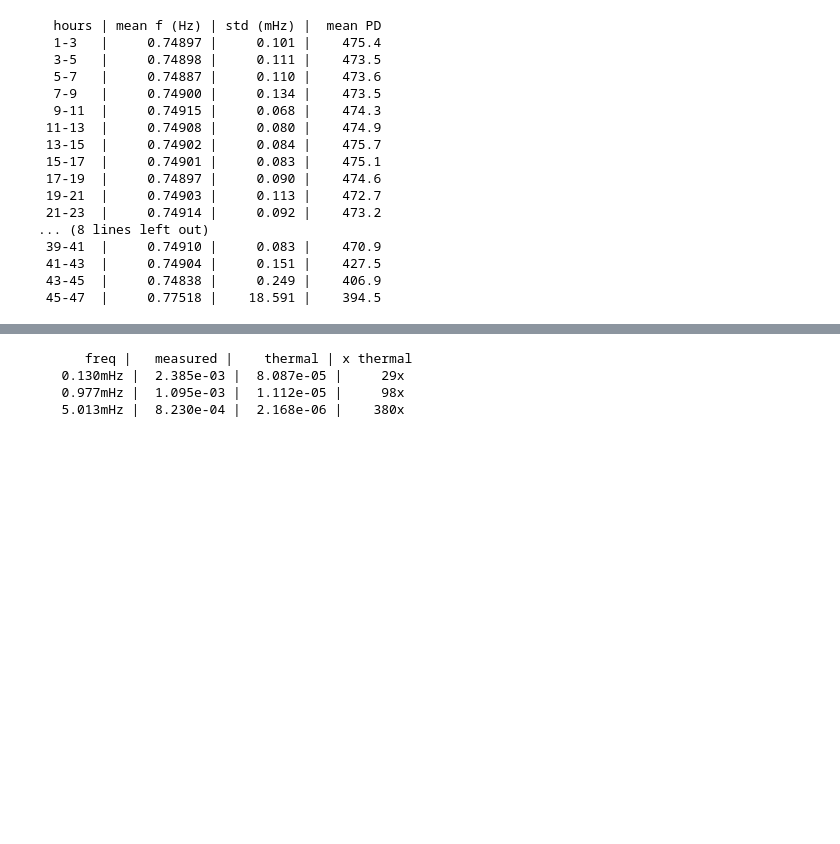
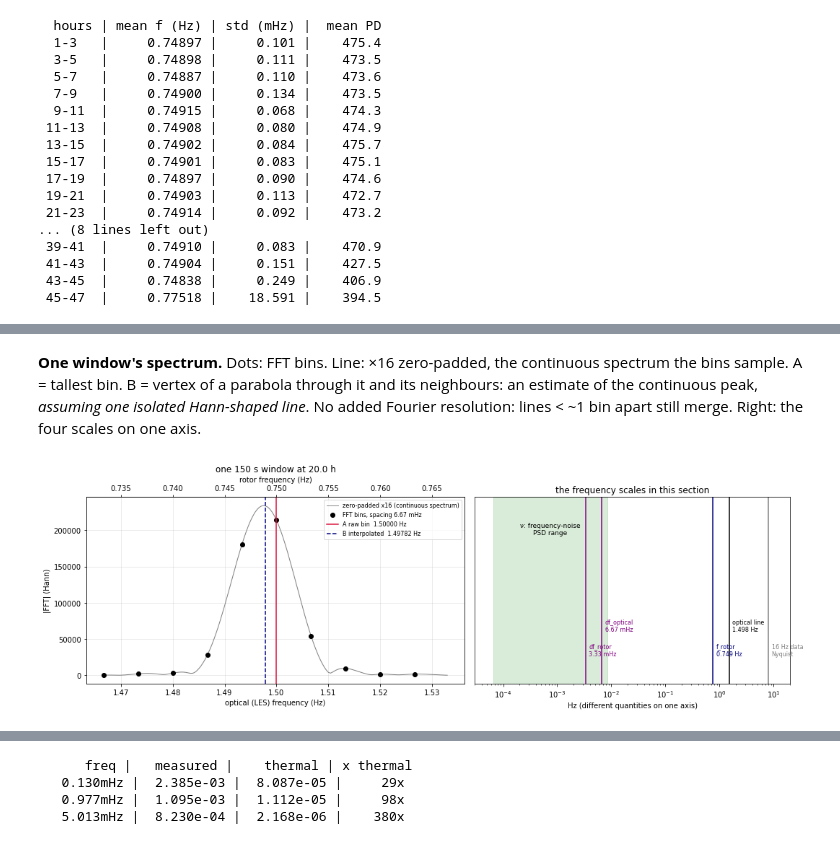
Before and after one commit to Moore-Lab/Decay-Sail, a Jupyter notebook: analysis/noise_budget_20260911.ipynb, the cells around one changed output, grey strips where cells are left out. Cells and saved outputs as stored; diff of their text form; code cells hidden in the pictures; blank space fills up the shorter version.

```diff
--- a/analysis/noise_budget_20260911.ipynb
+++ b/analysis/noise_budget_20260911.ipynb
@@ -452,0 +384,39 @@ I systematic: with I = 1.7e-11 every torque/force number is x0.904.
+# %% [markdown]
+**One window's spectrum.** Dots: FFT bins. Line: ×16 zero-padded, the continuous spectrum the bins
+sample. A = tallest bin. B = vertex of a parabola through it and its neighbours: an estimate of the
+continuous peak, *assuming one isolated Hann-shaped line*. No added Fourier resolution: lines
+< ~1 bin apart still merge. Right: the four scales on one axis.
+# %%
+j = np.argmin(abs(H_ALL - 20))                         # one window at 20 h
+i0 = int(round((T[j] - WIN/2 - t16[0])*fs16))
+seg = y16[i0:i0+nw]; seg = (seg - seg.mean())*np.hanning(nw)
+fr_b, X_b = np.fft.rfftfreq(nw, 1/fs16), np.abs(np.fft.rfft(seg))
+fr_z, X_z = np.fft.rfftfreq(16*nw, 1/fs16), np.abs(np.fft.rfft(seg, 16*nw))
+fraw_j, fint_j, _ = peak_in_band(y16[i0:i0+nw], fs16, 1.27, 1.65)
+
+fig, ax = plt.subplots(1, 2, figsize=(15, 5), gridspec_kw=dict(width_ratios=[1.2, 1]))
+w = (fr_b > fraw_j - 5*DF_OPT) & (fr_b < fraw_j + 5*DF_OPT)
+wz = (fr_z > fraw_j - 5*DF_OPT) & (fr_z < fraw_j + 5*DF_OPT)
+ax[0].plot(fr_z[wz], X_z[wz], color='gray', lw=1, label='zero-padded x16 (continuous spectrum)')
+ax[0].plot(fr_b[w], X_b[w], 'o', color='k', label=f'FFT bins, spacing {DF_OPT*1e3:.2f} mHz')
+ax[0].axvline(fraw_j, color='crimson', lw=1.5, label=f'A raw bin  {fraw_j:.5f} Hz')
+ax[0].axvline(fint_j, color='navy', lw=1.5, ls='--', label=f'B interpolated  {fint_j:.5f} Hz')
+ax[0].set_xlabel('optical (LES) frequency (Hz)'); ax[0].set_ylabel('|FFT| (Hann)')
+ax[0].set_title(f'one 150 s window at {H_ALL[j]:.1f} h'); ax[0].legend(fontsize=8); ax[0].grid(alpha=.3)
+sec = ax[0].secondary_xaxis('top', functions=(lambda x: x/DIVISOR, lambda x: x*DIVISOR))
+sec.set_xlabel('rotor frequency (Hz)')
+
+NPS_NU = 256                                           # Welch segment for the PSD below (as in section 3)
+nu_lo, nu_hi = 1/(NPS_NU*STEP), 1/(2*STEP)
+ax[1].axvspan(nu_lo, nu_hi, color='green', alpha=0.15)
+ax[1].text(np.sqrt(nu_lo*nu_hi), 0.8, 'ν: frequency-noise\nPSD range', ha='center', fontsize=9)
+marks = [(DF_ROT, 'df_rotor\n3.33 mHz', 'purple'), (DF_OPT, 'df_optical\n6.67 mHz', 'purple'),
+         (fB.mean(), 'f_rotor\n0.749 Hz', 'navy'), (fB.mean()*DIVISOR, 'optical line\n1.498 Hz', 'k'),
+         (fs16/2, '16 Hz data\nNyquist', 'gray')]
+for k, (x, lab, c) in enumerate(marks):
+    ax[1].axvline(x, color=c, lw=1.5); ax[1].text(x*1.15, 0.15 + 0.13*(k % 2), lab, fontsize=8, color=c)
+ax[1].set_xscale('log'); ax[1].set_xlim(3e-5, 20); ax[1].set_ylim(0, 1); ax[1].set_yticks([])
+ax[1].set_xlabel('Hz (different quantities on one axis)'); ax[1].set_title('the frequency scales in this section')
+plt.tight_layout(); plt.show()
+# %% [output]
+[figure, added]
```
Also changed, not shown: parts of 48 cells of this notebook.
